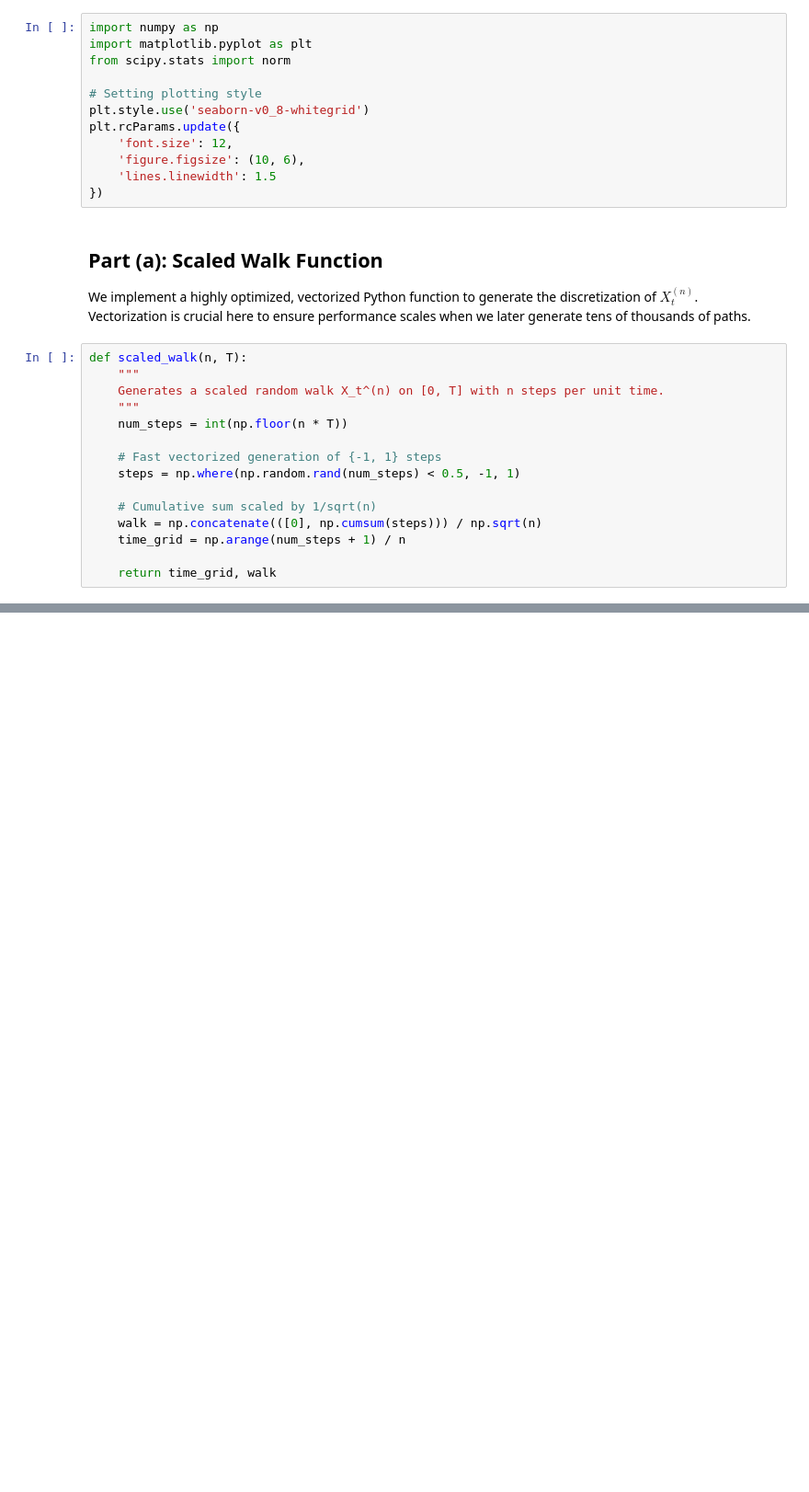
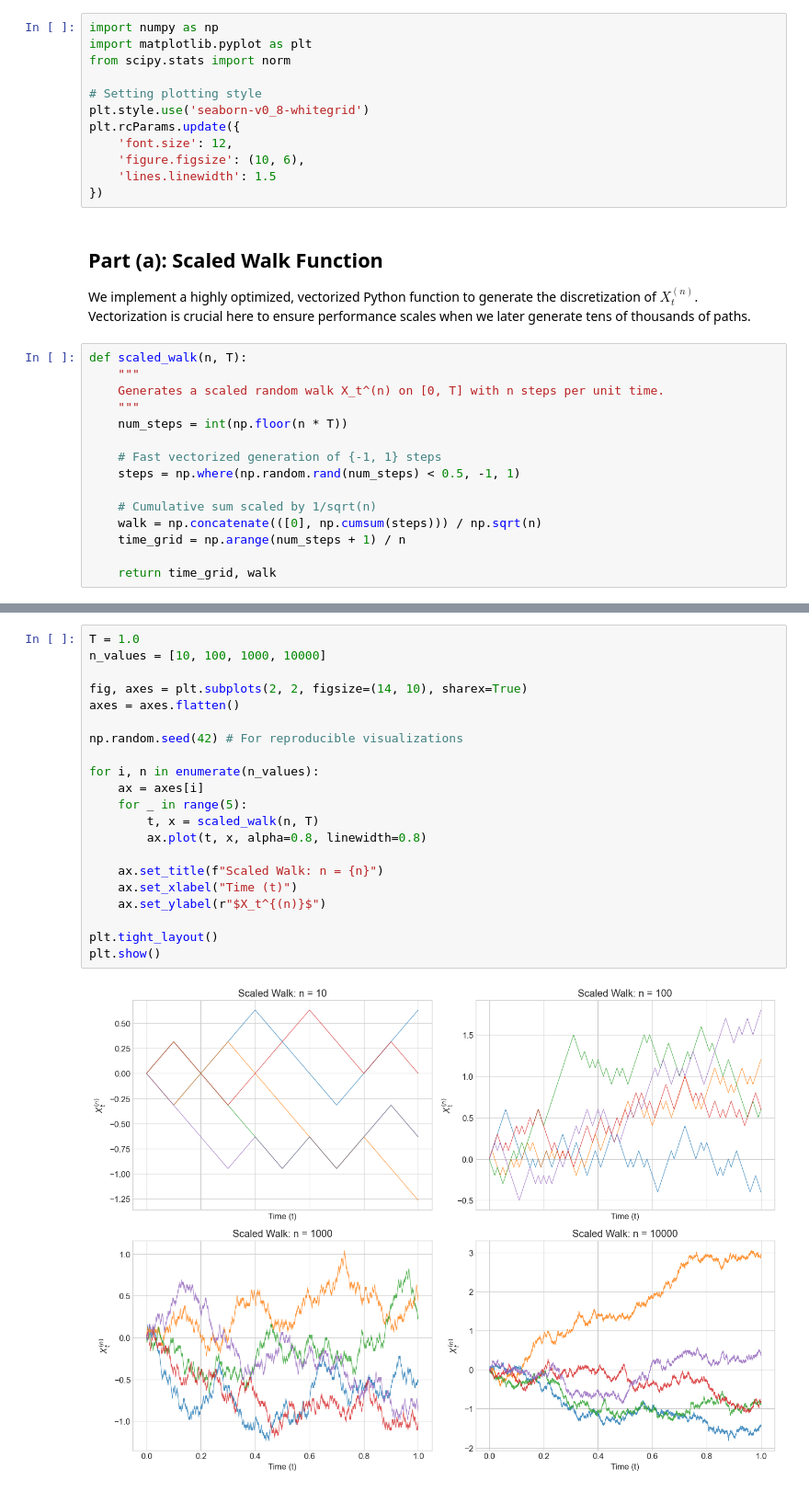
Before and after one commit to adityam1shra/SURGE-Optimal-Hedging-under-transaction-costs, a Jupyter notebook: Week2/Scaledwalk.ipynb, the cells around one changed output, grey strips where cells are left out. Shown at 92% size. Cells and saved outputs as stored; diff of their text form; blank space fills up the shorter version.

Commit message:
feat(Week2): update ScaledWalk notebook
- Add The complete code

```diff
--- a/Week2/Scaledwalk.ipynb
+++ b/Week2/Scaledwalk.ipynb
@@ -42,0 +46,23 @@ def scaled_walk(n, T):
+# %%
+T = 1.0
+n_values = [10, 100, 1000, 10000]
+
+fig, axes = plt.subplots(2, 2, figsize=(14, 10), sharex=True)
+axes = axes.flatten()
+
+np.random.seed(42) # For reproducible visualizations
+
+for i, n in enumerate(n_values):
+    ax = axes[i]
+    for _ in range(5):
+        t, x = scaled_walk(n, T)
+        ax.plot(t, x, alpha=0.8, linewidth=0.8)
+
+    ax.set_title(f"Scaled Walk: n = {n}")
+    ax.set_xlabel("Time (t)")
+    ax.set_ylabel(r"$X_t^{(n)}$")
+
+plt.tight_layout()
+plt.show()
+# %% [output]
+[figure, added]
```
Also changed, not shown: parts of 5 cells of this notebook.
